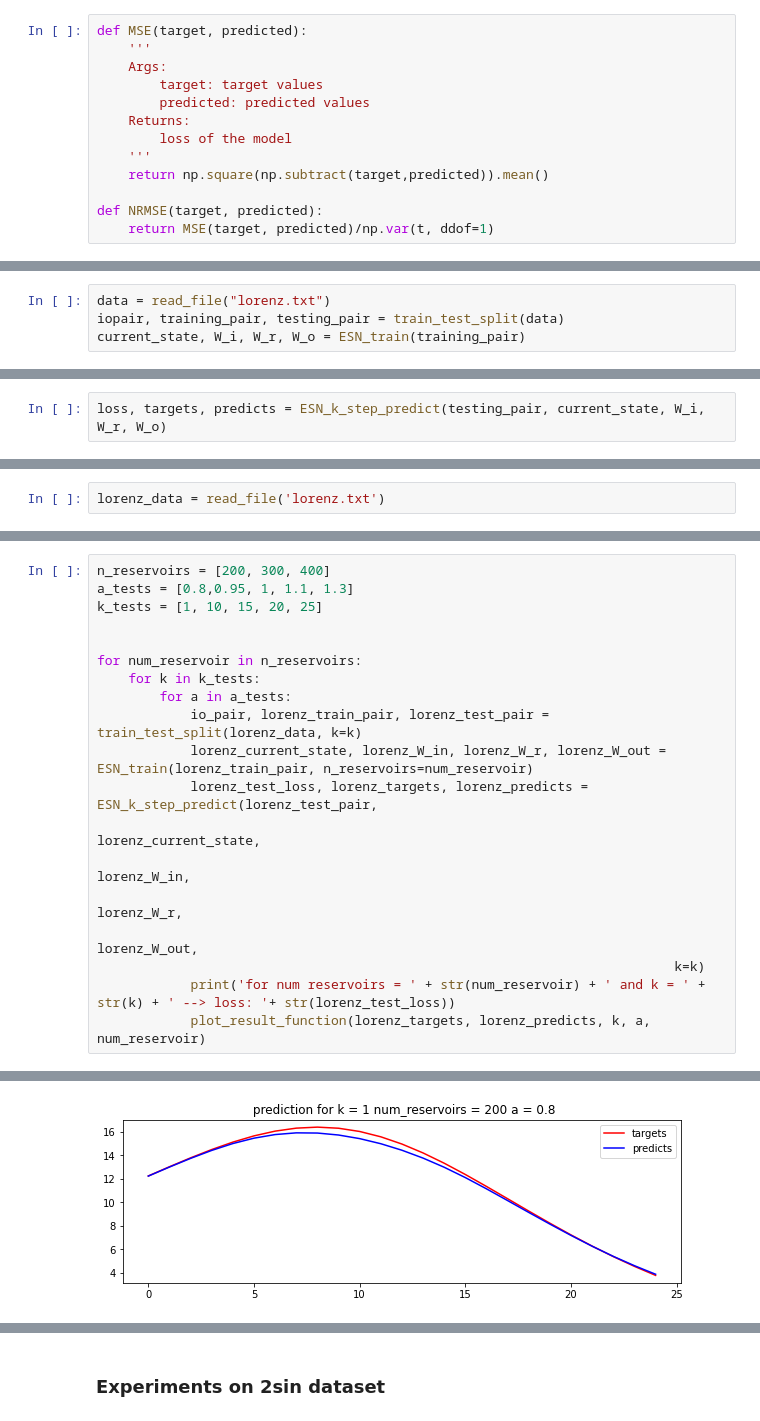
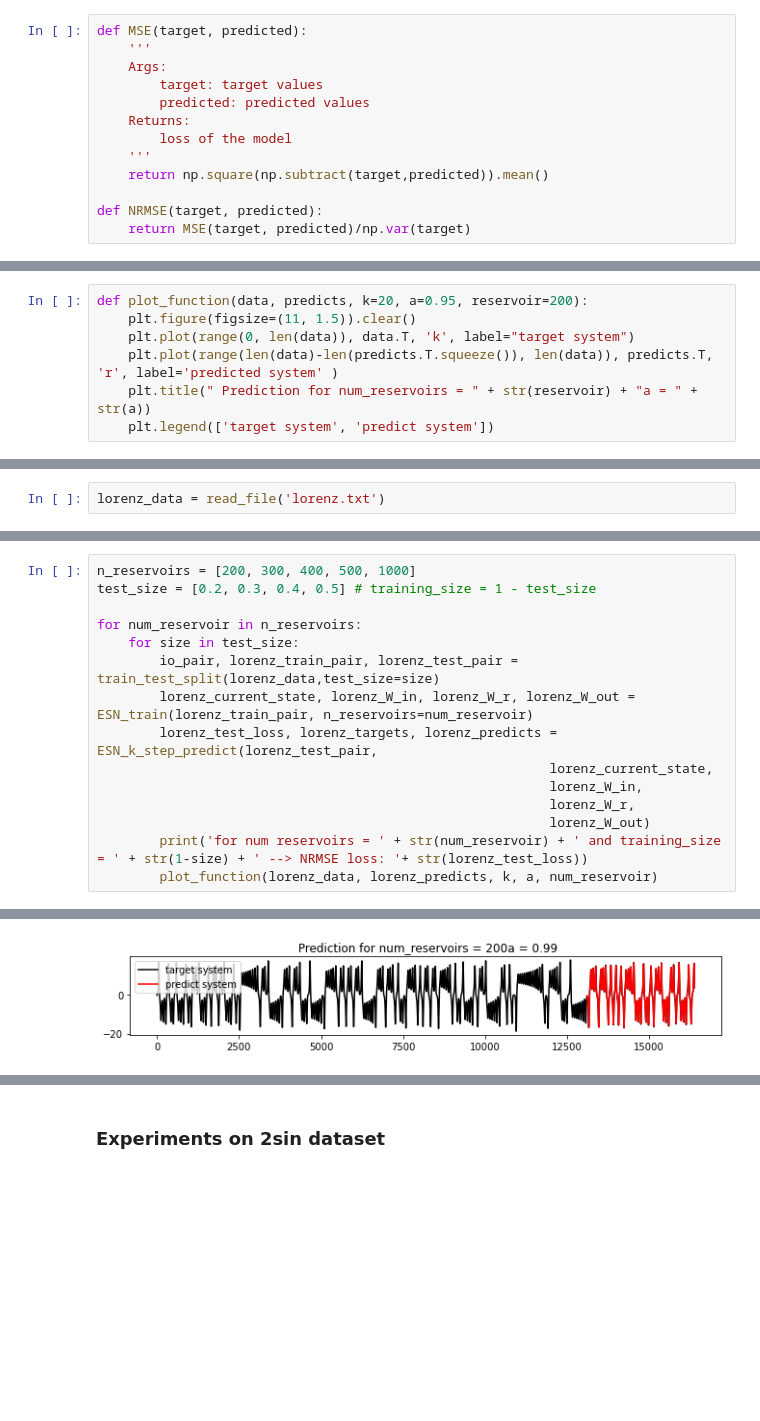
Before and after one commit to danielmai12/ESN, a Jupyter notebook: project.ipynb, the cells around one changed output, grey strips where cells are left out. Saved outputs shown, nothing was run; the diff lists cells and outputs as text; blank space fills up the shorter version.

```diff
--- a/project.ipynb
+++ b/project.ipynb
@@ -146,7 +105,7 @@ def MSE(target, predicted):
     return np.square(np.subtract(target,predicted)).mean()
 
 def NRMSE(target, predicted):
-    return MSE(target, predicted)/np.var(t, ddof=1)
+    return MSE(target, predicted)/np.var(target)
 # %% [markdown]
 ### Implement ESN network
 # %% [markdown]
@@ -235,7 +195,3 @@ def ESN_train(train_pair, n_reservoirs=200, a=0.95, lamda=0.01):
     X = X.T
     W_o = np.linalg.solve(np.dot(X, X.T) + np.multiply(lamda,np.identity(n_reservoirs)), np.dot(X, t.T)).T
     return x, W_i, W_r, W_o
-# %%
-data = read_file("lorenz.txt")
-iopair, training_pair, testing_pair = train_test_split(data)
-current_state, W_i, W_r, W_o = ESN_train(training_pair)
@@ -277,4 +236,2 @@ def ESN_k_step_predict(test_pair, x, W_in, W_r, W_out, k=20):
 
     return loss, targeted_values, predicted_values
-# %%
-loss, targets, predicts = ESN_k_step_predict(testing_pair, current_state, W_i, W_r, W_o)
@@ -303,5 +238,12 @@ array([[  12.11403518,  112.85051954,  -87.00695001,  -15.93580721,
 # %% [markdown]
 ### Plot Functions
+# %%
+def plot_function(data, predicts, k=20, a=0.95, reservoir=200):
+    plt.figure(figsize=(11, 1.5)).clear()
+    plt.plot(range(0, len(data)), data.T, 'k', label="target system")
+    plt.plot(range(len(data)-len(predicts.T.squeeze()), len(data)), predicts.T, 'r', label='predicted system' )
+    plt.title(" Prediction for num_reservoirs = " + str(reservoir) + "a = " + str(a))
+    plt.legend(['target system', 'predict system'])
 # %%
 def plot_result_function(targets, predicts, k=20, a=0.95, reservoir=200):
     plt.figure(figsize=(10, 3)).clear()
@@ -316,20 +260,16 @@ lorenz_data = read_file('lorenz.txt')
 # %%
-n_reservoirs = [200, 300, 400]
-a_tests = [0.8,0.95, 1, 1.1, 1.3]
-k_tests = [1, 10, 15, 20, 25]
-
+n_reservoirs = [200, 300, 400, 500, 1000]
+test_size = [0.2, 0.3, 0.4, 0.5] # training_size = 1 - test_size
 
 for num_reservoir in n_reservoirs:
-    for k in k_tests:
-        for a in a_tests:
-            io_pair, lorenz_train_pair, lorenz_test_pair = train_test_split(lorenz_data, k=k)
-            lorenz_current_state, lorenz_W_in, lorenz_W_r, lorenz_W_out = ESN_train(lorenz_train_pair, n_reservoirs=num_reservoir)
-            lorenz_test_loss, lorenz_targets, lorenz_predicts = ESN_k_step_predict(lorenz_test_pair,
-                                                                          lorenz_current_state,
-                                                                          lorenz_W_in,
-                                                                          lorenz_W_r,
-                                                                          lorenz_W_out,
-                                                                          k=k)
-            print('for num reservoirs = ' + str(num_reservoir) + ' and k = ' + str(k) + ' --> loss: '+ str(lorenz_test_loss))
-            plot_result_function(lorenz_targets, lorenz_predicts, k, a, num_reservoir)
+    for size in test_size:
+        io_pair, lorenz_train_pair, lorenz_test_pair = train_test_split(lorenz_data,test_size=size)
+        lorenz_current_state, lorenz_W_in, lorenz_W_r, lorenz_W_out = ESN_train(lorenz_train_pair, n_reservoirs=num_reservoir)
+        lorenz_test_loss, lorenz_targets, lorenz_predicts = ESN_k_step_predict(lorenz_test_pair,
+                                                          lorenz_current_state,
+                                                          lorenz_W_in,
+                                                          lorenz_W_r,
+                                                          lorenz_W_out)
+        print('for num reservoirs = ' + str(num_reservoir) + ' and training_size = ' + str(1-size) + ' --> NRMSE loss: '+ str(lorenz_test_loss))
+        plot_function(lorenz_data, lorenz_predicts, k, a, num_reservoir)
 # %% [output]
@@ -370 +296 @@ for num reservoirs = 400 and k = 25 --> loss: 234294.4450899039
-[figure, old version]
+[figure, new version]
```
Also changed, not shown: parts of 30 cells of this notebook.
